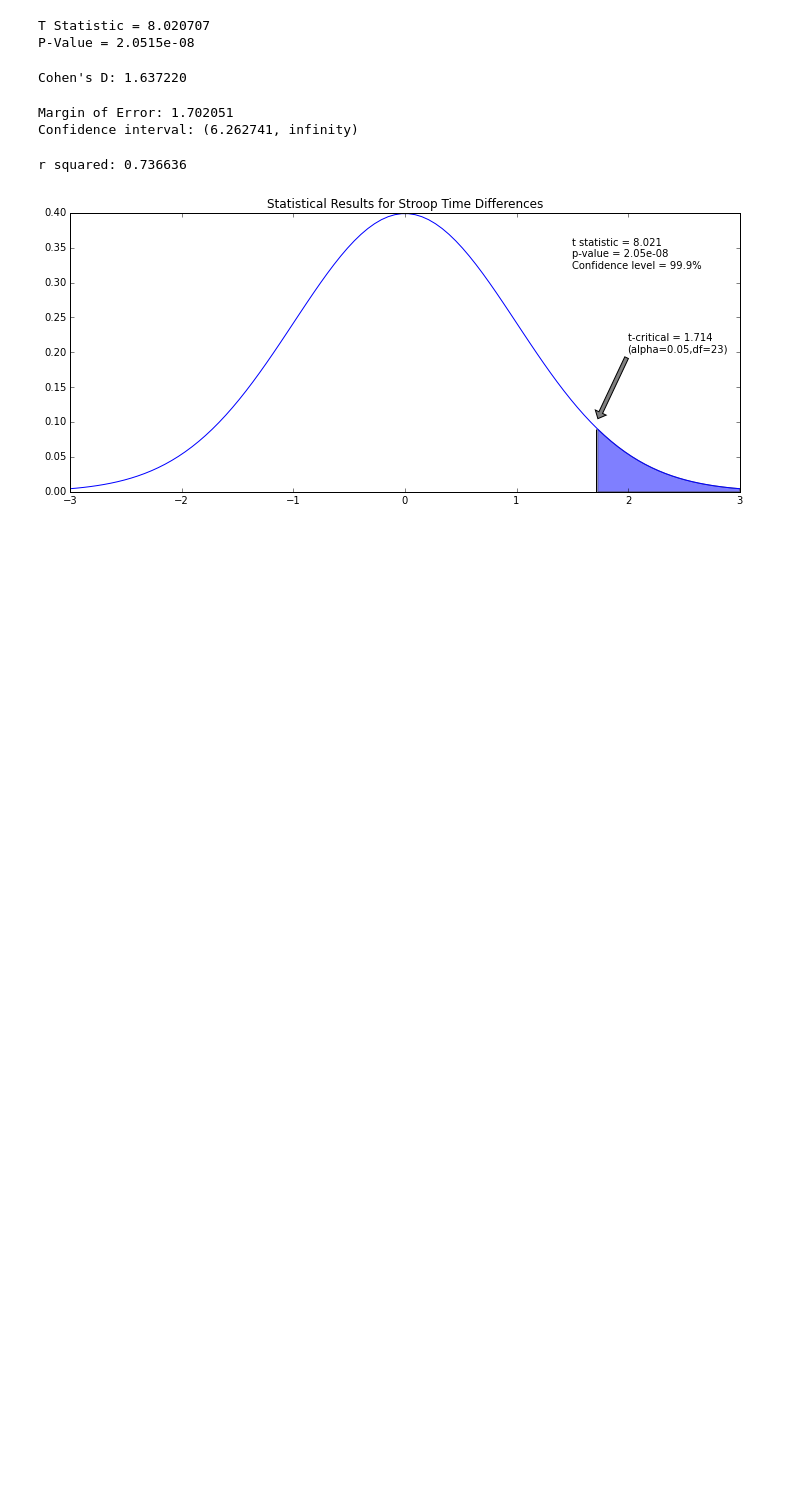
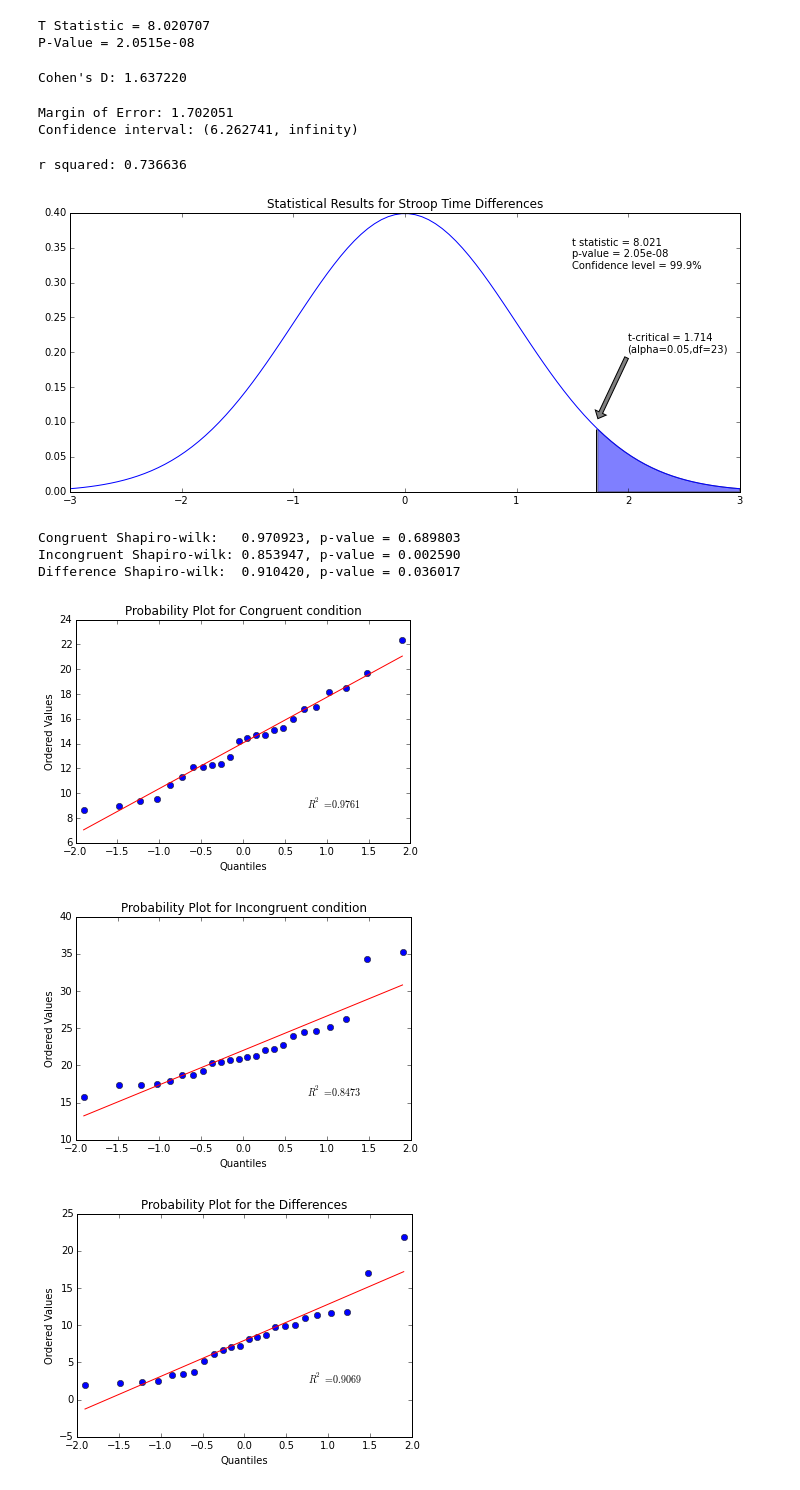
Before and after one commit to lsr-explore/udacity-data-analyst-stroop, a Jupyter notebook: Stroop_Experiment_Analysis.ipynb, the cells around one changed output. Drawn from its saved outputs; the diff is of its cells as text; code cells hidden in the pictures; blank space fills up the shorter version.

```diff
--- a/Stroop_Experiment_Analysis.ipynb
+++ b/Stroop_Experiment_Analysis.ipynb
@@ -364,3 +372,36 @@ plt.plot(x,y)
 plt.show()
 # %% [output]
 [figure]
+# %%
+# Run the Shaprio-Wilk test
+
+congruentShapiro, congruentP, congruentVals = stats.shapiro(congruentCol, reta=True)
+
+inconShapiro, inconP, inconVals = stats.shapiro(incongruentCol, reta=True)
+
+diffShapiro, diffP, diffVals = stats.shapiro(differenceCol, reta=True)
+
+print "Congruent Shapiro-wilk:   %f, p-value = %f" % (congruentShapiro, congruentP)
+print "Incongruent Shapiro-wilk: %f, p-value = %f" % (inconShapiro, inconP)
+print "Difference Shapiro-wilk:  %f, p-value = %f" % (diffShapiro, diffP)
+# %% [output]
+Congruent Shapiro-wilk:   0.970923, p-value = 0.689803
+Incongruent Shapiro-wilk: 0.853947, p-value = 0.002590
+Difference Shapiro-wilk:  0.910420, p-value = 0.036017
+# %%
+# Draw the QQ plots
+stats.probplot(congruentCol, dist="norm", plot=plt)
+plt.title("Probability Plot for Congruent condition")
+plt.show()
+
+stats.probplot(incongruentCol, dist="norm", plot=plt)
+plt.title("Probability Plot for Incongruent condition")
+plt.show()
+
+stats.probplot(differenceCol, dist="norm", plot=plt)
+plt.title("Probability Plot for the Differences")
+plt.show()
+# %% [output]
+[figure, added]
+[figure, added]
+[figure, added]
```
Also changed, not shown: parts of 3 cells of this notebook, 2 other files.
